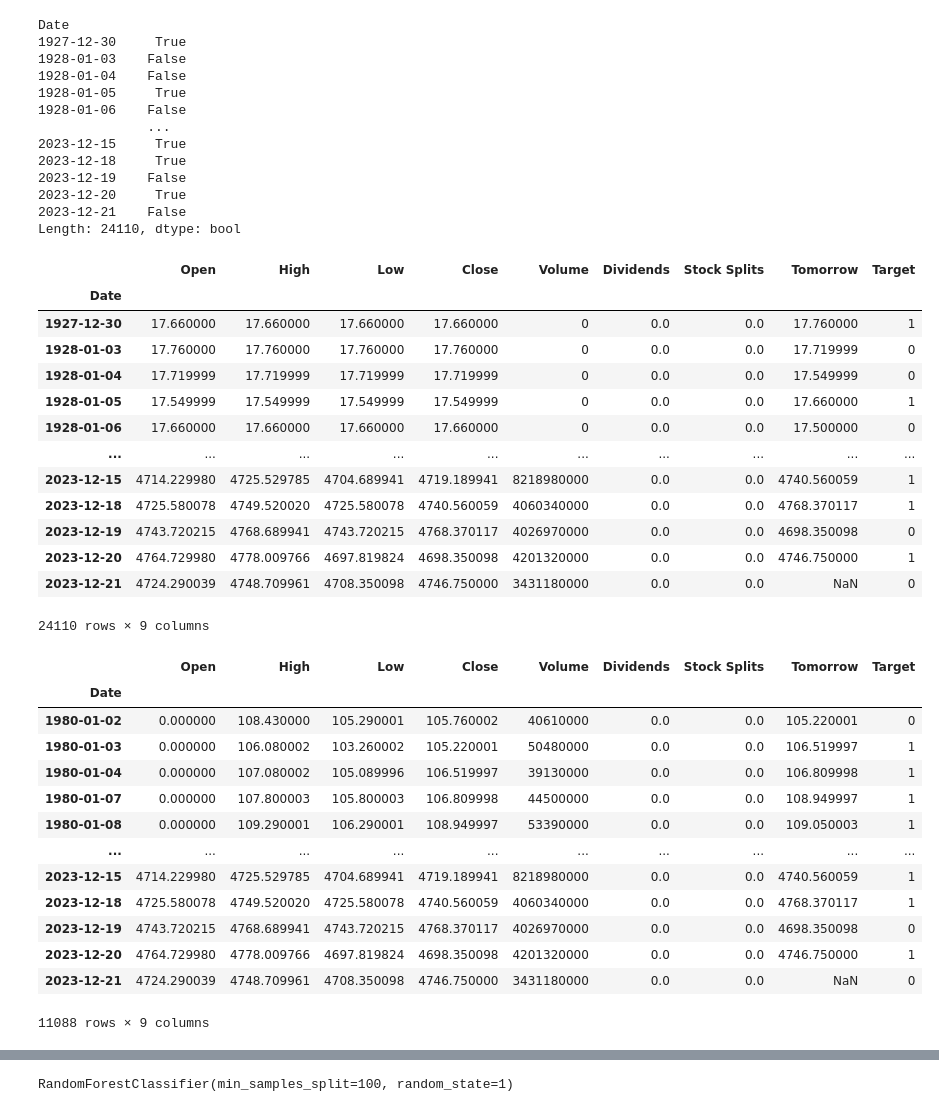
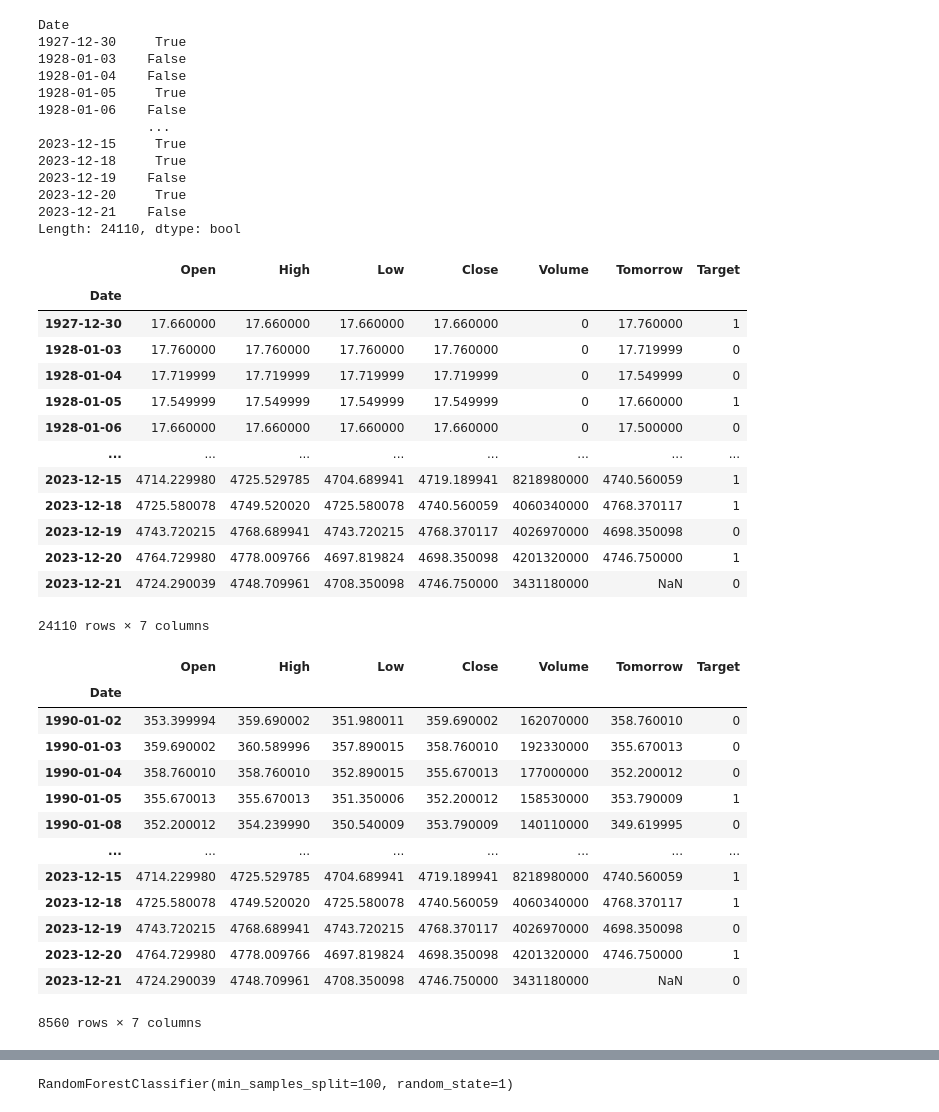
Before and after one commit to veyselaytekin1/exercises, a Jupyter notebook: machine_learning/predict_stock_market.ipynb, the cells around one changed output, grey strips where cells are left out. Saved outputs shown, nothing was run; the diff lists cells and outputs as text; code cells hidden in the pictures.

```diff
--- a/machine_learning/predict_stock_market.ipynb
+++ b/machine_learning/predict_stock_market.ipynb
@@ -62,4 +62,4 @@ sp500.plot.line(y='Close', use_index=True)
 <Axes: xlabel='Date'>
 [figure]
 # %%
-sp500.drop(columns=['Dividends', 'Stock Splits'])
+sp500.drop(columns=['Dividends', 'Stock Splits'], inplace=True)
@@ -116,38 +101,38 @@ Length: 24110, dtype: bool
 sp500['Target'] = (sp500['Tomorrow'] > sp500['Close']).astype(int)
 sp500
 # %% [output]
-|  | Open | High | Low | Close | Volume | Dividends | Stock Splits | Tomorrow | Target |
-| Date |  |  |  |  |  |  |  |  |  |
-| 1927-12-30 | 17.660000 | 17.660000 | 17.660000 | 17.660000 | 0 | 0.0 | 0.0 | 17.760000 | 1 |
-| 1928-01-03 | 17.760000 | 17.760000 | 17.760000 | 17.760000 | 0 | 0.0 | 0.0 | 17.719999 | 0 |
-| 1928-01-04 | 17.719999 | 17.719999 | 17.719999 | 17.719999 | 0 | 0.0 | 0.0 | 17.549999 | 0 |
-| 1928-01-05 | 17.549999 | 17.549999 | 17.549999 | 17.549999 | 0 | 0.0 | 0.0 | 17.660000 | 1 |
-| 1928-01-06 | 17.660000 | 17.660000 | 17.660000 | 17.660000 | 0 | 0.0 | 0.0 | 17.500000 | 0 |
-| ... | ... | ... | ... | ... | ... | ... | ... | ... | ... |
-| 2023-12-15 | 4714.229980 | 4725.529785 | 4704.689941 | 4719.189941 | 8218980000 | 0.0 | 0.0 | 4740.560059 | 1 |
-| 2023-12-18 | 4725.580078 | 4749.520020 | 4725.580078 | 4740.560059 | 4060340000 | 0.0 | 0.0 | 4768.370117 | 1 |
-| 2023-12-19 | 4743.720215 | 4768.689941 | 4743.720215 | 4768.370117 | 4026970000 | 0.0 | 0.0 | 4698.350098 | 0 |
-| 2023-12-20 | 4764.729980 | 4778.009766 | 4697.819824 | 4698.350098 | 4201320000 | 0.0 | 0.0 | 4746.750000 | 1 |
-| 2023-12-21 | 4724.290039 | 4748.709961 | 4708.350098 | 4746.750000 | 3431180000 | 0.0 | 0.0 | NaN | 0 |
+|  | Open | High | Low | Close | Volume | Tomorrow | Target |
+| Date |  |  |  |  |  |  |  |
+| 1927-12-30 | 17.660000 | 17.660000 | 17.660000 | 17.660000 | 0 | 17.760000 | 1 |
+| 1928-01-03 | 17.760000 | 17.760000 | 17.760000 | 17.760000 | 0 | 17.719999 | 0 |
+| 1928-01-04 | 17.719999 | 17.719999 | 17.719999 | 17.719999 | 0 | 17.549999 | 0 |
+| 1928-01-05 | 17.549999 | 17.549999 | 17.549999 | 17.549999 | 0 | 17.660000 | 1 |
+| 1928-01-06 | 17.660000 | 17.660000 | 17.660000 | 17.660000 | 0 | 17.500000 | 0 |
+| ... | ... | ... | ... | ... | ... | ... | ... |
+| 2023-12-15 | 4714.229980 | 4725.529785 | 4704.689941 | 4719.189941 | 8218980000 | 4740.560059 | 1 |
+| 2023-12-18 | 4725.580078 | 4749.520020 | 4725.580078 | 4740.560059 | 4060340000 | 4768.370117 | 1 |
+| 2023-12-19 | 4743.720215 | 4768.689941 | 4743.720215 | 4768.370117 | 4026970000 | 4698.350098 | 0 |
+| 2023-12-20 | 4764.729980 | 4778.009766 | 4697.819824 | 4698.350098 | 4201320000 | 4746.750000 | 1 |
+| 2023-12-21 | 4724.290039 | 4748.709961 | 4708.350098 | 4746.750000 | 3431180000 | NaN | 0 |
-24110 rows × 9 columns
+24110 rows × 7 columns
 # %%
-sp500 = sp500.loc['1980-01-01':].copy()
+sp500 = sp500.loc['1990-01-01':].copy()
 sp500
 # %% [output]
-|  | Open | High | Low | Close | Volume | Dividends | Stock Splits | Tomorrow | Target |
-| Date |  |  |  |  |  |  |  |  |  |
-| 1980-01-02 | 0.000000 | 108.430000 | 105.290001 | 105.760002 | 40610000 | 0.0 | 0.0 | 105.220001 | 0 |
-| 1980-01-03 | 0.000000 | 106.080002 | 103.260002 | 105.220001 | 50480000 | 0.0 | 0.0 | 106.519997 | 1 |
-| 1980-01-04 | 0.000000 | 107.080002 | 105.089996 | 106.519997 | 39130000 | 0.0 | 0.0 | 106.809998 | 1 |
-| 1980-01-07 | 0.000000 | 107.800003 | 105.800003 | 106.809998 | 44500000 | 0.0 | 0.0 | 108.949997 | 1 |
-| 1980-01-08 | 0.000000 | 109.290001 | 106.290001 | 108.949997 | 53390000 | 0.0 | 0.0 | 109.050003 | 1 |
-| ... | ... | ... | ... | ... | ... | ... | ... | ... | ... |
-| 2023-12-15 | 4714.229980 | 4725.529785 | 4704.689941 | 4719.189941 | 8218980000 | 0.0 | 0.0 | 4740.560059 | 1 |
-| 2023-12-18 | 4725.580078 | 4749.520020 | 4725.580078 | 4740.560059 | 4060340000 | 0.0 | 0.0 | 4768.370117 | 1 |
-| 2023-12-19 | 4743.720215 | 4768.689941 | 4743.720215 | 4768.370117 | 4026970000 | 0.0 | 0.0 | 4698.350098 | 0 |
-| 2023-12-20 | 4764.729980 | 4778.009766 | 4697.819824 | 4698.350098 | 4201320000 | 0.0 | 0.0 | 4746.750000 | 1 |
-| 2023-12-21 | 4724.290039 | 4748.709961 | 4708.350098 | 4746.750000 | 3431180000 | 0.0 | 0.0 | NaN | 0 |
+|  | Open | High | Low | Close | Volume | Tomorrow | Target |
+| Date |  |  |  |  |  |  |  |
+| 1990-01-02 | 353.399994 | 359.690002 | 351.980011 | 359.690002 | 162070000 | 358.760010 | 0 |
+| 1990-01-03 | 359.690002 | 360.589996 | 357.890015 | 358.760010 | 192330000 | 355.670013 | 0 |
+| 1990-01-04 | 358.760010 | 358.760010 | 352.890015 | 355.670013 | 177000000 | 352.200012 | 0 |
+| 1990-01-05 | 355.670013 | 355.670013 | 351.350006 | 352.200012 | 158530000 | 353.790009 | 1 |
+| 1990-01-08 | 352.200012 | 354.239990 | 350.540009 | 353.790009 | 140110000 | 349.619995 | 0 |
+| ... | ... | ... | ... | ... | ... | ... | ... |
+| 2023-12-15 | 4714.229980 | 4725.529785 | 4704.689941 | 4719.189941 | 8218980000 | 4740.560059 | 1 |
+| 2023-12-18 | 4725.580078 | 4749.520020 | 4725.580078 | 4740.560059 | 4060340000 | 4768.370117 | 1 |
+| 2023-12-19 | 4743.720215 | 4768.689941 | 4743.720215 | 4768.370117 | 4026970000 | 4698.350098 | 0 |
+| 2023-12-20 | 4764.729980 | 4778.009766 | 4697.819824 | 4698.350098 | 4201320000 | 4746.750000 | 1 |
+| 2023-12-21 | 4724.290039 | 4748.709961 | 4708.350098 | 4746.750000 | 3431180000 | NaN | 0 |
-11088 rows × 9 columns
+8560 rows × 7 columns
 # %%
 sp500.plot.line(y='Close', use_index=True);
 # %% [output]
```
Also changed, not shown: parts of 24 cells of this notebook.
